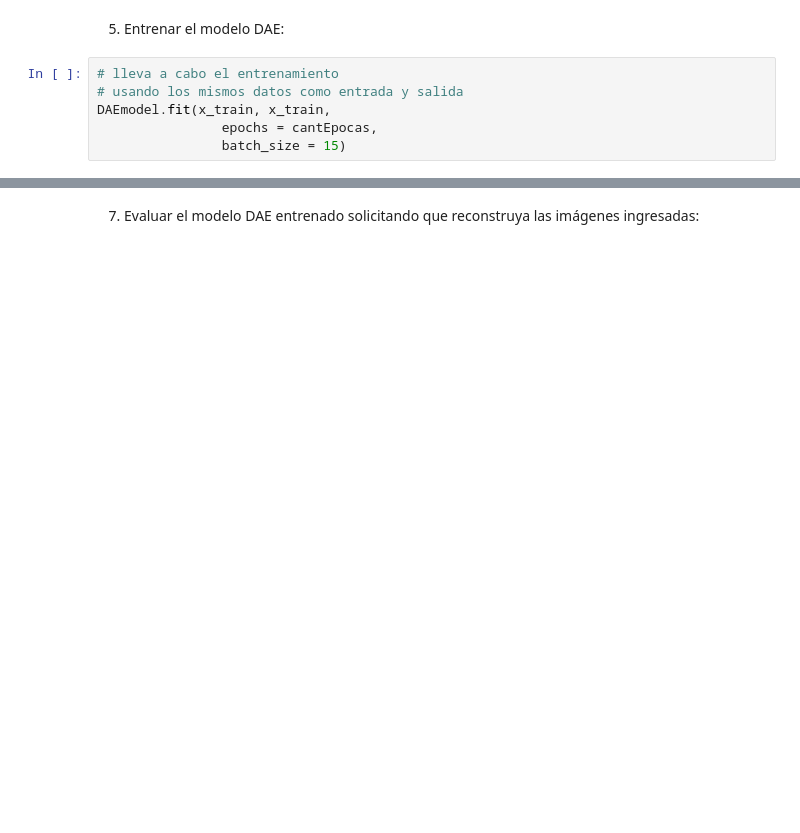
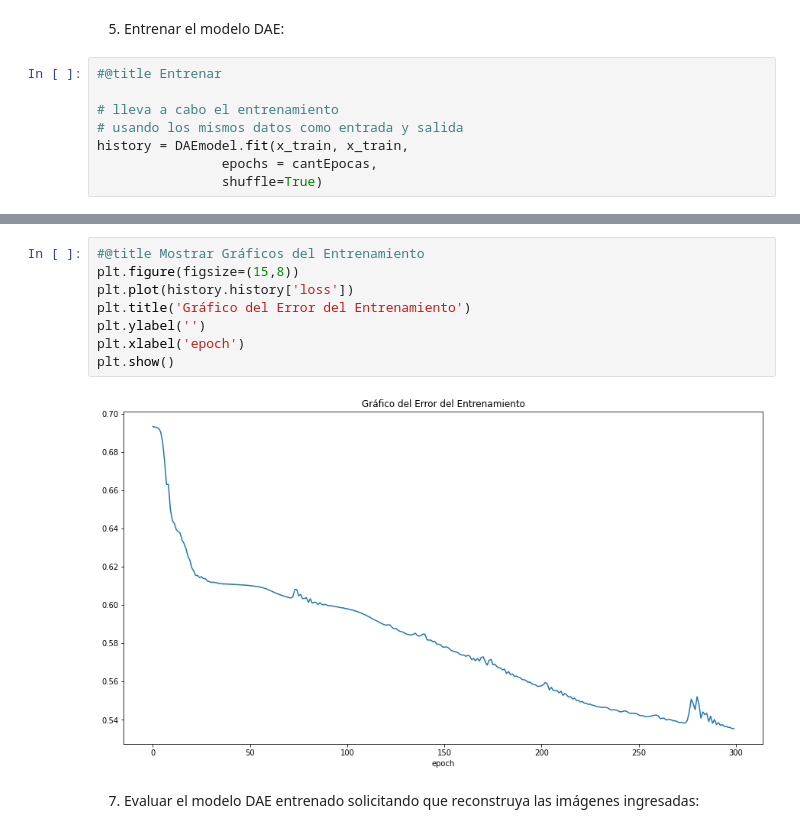
Before and after one commit to PGP-MachineLearning/demoIRIS, a Jupyter notebook: Imag DAE IRIS.ipynb, the cells around one changed output, grey strips where cells are left out. Drawn from its saved outputs; the diff is of its cells as text; blank space fills up the shorter version.

```diff
--- a/Imag DAE IRIS.ipynb
+++ b/Imag DAE IRIS.ipynb
@@ -166,8 +262,10 @@ plot_model(DAEmodel, show_layer_names=True, show_shapes=True)
 # %% [markdown]
 5) Entrenar el modelo DAE:
 # %%
+#@title Entrenar
+
 # lleva a cabo el entrenamiento
 # usando los mismos datos como entrada y salida
-DAEmodel.fit(x_train, x_train,
+history = DAEmodel.fit(x_train, x_train,
                 epochs = cantEpocas,
-                batch_size = 15)
+                shuffle=True)
@@ -174,3 +290,13 @@ DAEmodel.fit(x_train, x_train,
+# %%
+#@title Mostrar Gráficos del Entrenamiento
+plt.figure(figsize=(15,8))
+plt.plot(history.history['loss'])
+plt.title('Gráfico del Error del Entrenamiento')
+plt.ylabel('')
+plt.xlabel('epoch')
+plt.show()
+# %% [output]
+[figure, added]
 # %% [markdown]
 7) Evaluar el modelo DAE entrenado solicitando que reconstruya las imágenes ingresadas:
 # %%
```
Also changed, not shown: parts of 17 cells of this notebook, 8 other files.
